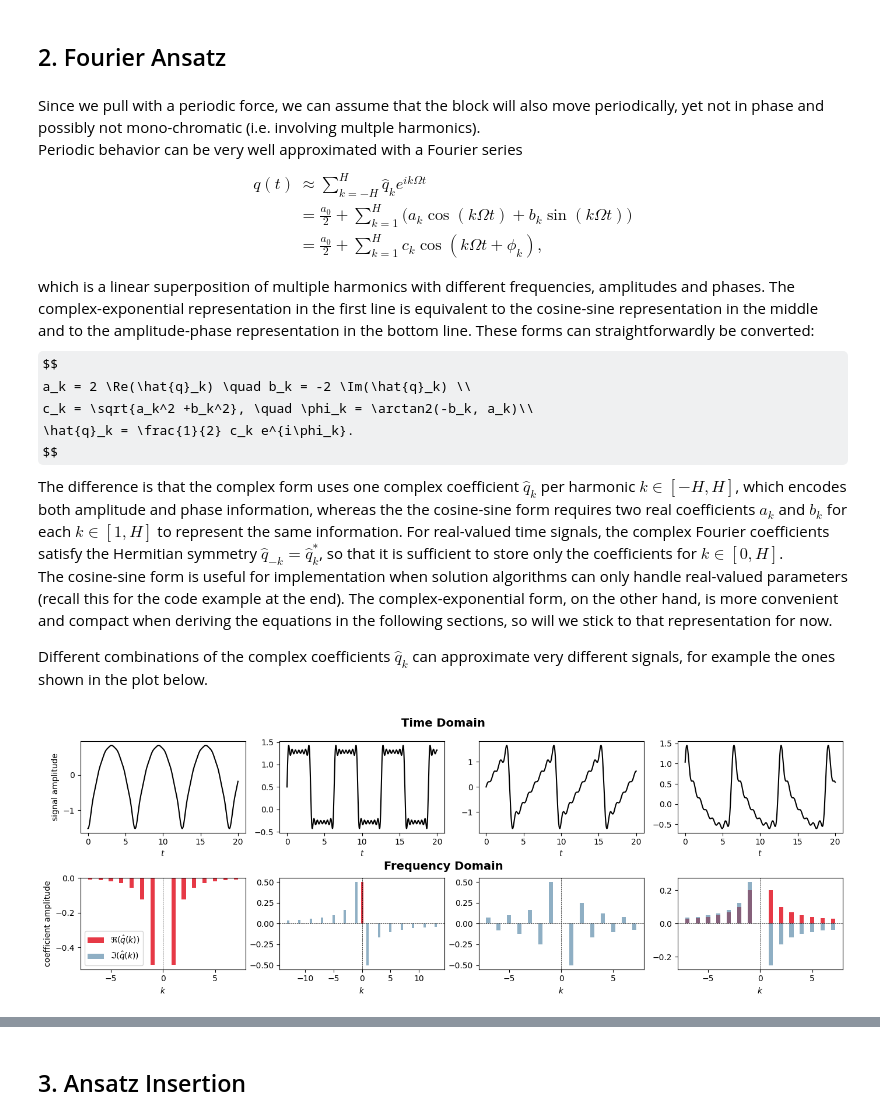
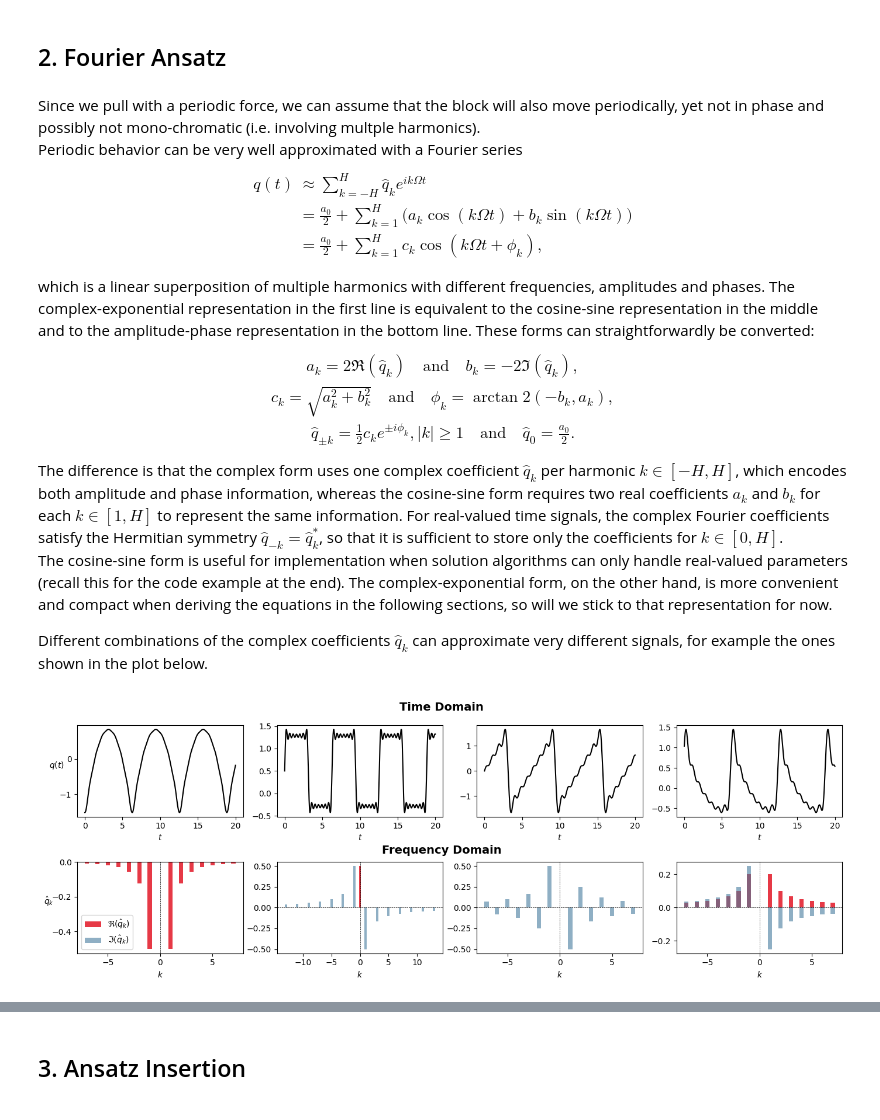
Before and after one commit to MiriamAlina/harmonic-balance-tutorial, a Jupyter notebook: notebooks/HBM_AFT.ipynb, the cells around one changed output, grey strips where cells are left out. Cells and saved outputs as stored; diff of their text form; code cells hidden in the pictures; some formulas as TeX source.

```diff
--- a/notebooks/HBM_AFT.ipynb
+++ b/notebooks/HBM_AFT.ipynb
@@ -39,11 +39,13 @@ $$
 
 which is a linear superposition of multiple harmonics with different frequencies, amplitudes and phases. The complex-exponential representation in the first line is equivalent to the cosine-sine representation in the middle and to the amplitude-phase representation in the bottom line. These forms can straightforwardly be converted:
 $$
-a_k = 2 \Re(\hat{q}_k) \quad b_k = -2 \Im(\hat{q}_k) \\
-c_k = \sqrt{a_k^2 +b_k^2}, \quad \phi_k = \arctan2(-b_k, a_k)\\
-\hat{q}_k = \frac{1}{2} c_k e^{i\phi_k}.
+\begin{gather*}
+a_k = 2 \Re(\hat{q}_k) \quad \text{and} \quad b_k = -2 \Im(\hat{q}_k), \\
+c_k = \sqrt{a_k^2 +b_k^2} \quad \text{and} \quad \phi_k = \arctan2(-b_k, a_k),\\
+\hat{q}_{\pm k} = \frac{1}{2} c_k e^{\pm i\phi_k}, |k|\geq 1 \quad \text{and} \quad \hat{q}_0=\frac{a_0}{2}.
+\end{gather*}
 $$
-The difference is that the complex form uses one complex coefficient $\hat{q}_k$ per harmonic $k \in [-H, H]$, which encodes both amplitude and phase information, whereas the the cosine-sine form requires two real coefficients $a_k$ and $b_k$ for each $k \in [1, H]$ to represent the same information. For real-valued time signals, the complex Fourier coefficients satisfy the Hermitian symmetry $\hat{q}_{-k}=\hat{q}^*_k$, so that it is sufficient to store only the coefficients for $k \in [0,H]$.
+The difference is that the complex form uses one complex coefficient $\hat{q}_k$ per harmonic $k \in [-H, H]$, which encodes both amplitude and phase information, whereas the cosine-sine form requires two real coefficients $a_k$ and $b_k$ for each $k \in [1, H]$ to represent the same information. For real-valued time signals, the complex Fourier coefficients satisfy the Hermitian symmetry $\hat{q}_{-k}=\hat{q}^*_k$, so that it is sufficient to store only the coefficients for $k \in [0,H]$.
 The cosine-sine form is useful for implementation when solution algorithms can only handle real-valued parameters (recall this for the code example at the end). The complex-exponential form, on the other hand, is more convenient and compact when deriving the equations in the following sections, so will we stick to that representation for now.
 
 Different combinations of the complex coefficients $\hat{q}_k$ can approximate very different signals, for example the ones shown in the plot below.
@@ -53,35 +55,35 @@ import matplotlib.pyplot as plt
 
 fig, ax = plt.subplots(2,4,figsize=(14,5))
 x = np.linspace(0, 20, 1000)
 
 f_from_cn = lambda c,x: sum(c[n]*np.exp(1j*n*x) for n in c)
 def plot_cn(ax, c, legend=False):
     ns, vals = zip(*sorted(c.items()))
-    ax.bar(ns, np.real(vals), 0.4, color='#E63946', label=r'$\Re(\hat{q}(k))$')
-    ax.bar(ns, np.imag(vals), 0.4, color='#457B9D', alpha=0.6, label=r'$\Im(\hat{q}(k))$')
+    ax.bar(ns, np.real(vals), 0.4, color='#E63946', label=r'$\Re(\hat{q}_k)$')
+    ax.bar(ns, np.imag(vals), 0.4, color='#457B9D', alpha=0.6, label=r'$\Im(\hat{q}_k)$')
     if legend: ax.legend()
     ax.axhline(0,color='k',lw=0.5,ls='--'); ax.axvline(0,color='k',lw=0.5,ls='--')
 
 c1 = {n:-1/(2*n**2) for n in range(1,8)}
 c1 |= {-n:v for n,v in c1.items()}
-ax[0,0].plot(x, np.real(f_from_cn(c1,x)), 'k'); plot_cn(ax[1,0],c1, legend=True); ax[0,0].set_xlabel(r'$t$'); ax[1,0].set_xlabel(r'$k$'); ax[0,0].set_ylabel('signal amplitude'); ax[1,0].set_ylabel('coefficient amplitude')
+ax[0,0].plot(x, np.real(f_from_cn(c1,x)), 'k'); plot_cn(ax[1,0],c1, legend=True); ax[0,0].set_xlabel(r'$t$'); ax[1,0].set_xlabel(r'$k$'); ax[0,0].set_ylabel(r'$q(t)$', rotation=0); ax[1,0].set_ylabel(r'$\hat{q}_k$', rotation=0)
 
 c2 = {0:0.5} | {n:-1j/(2*n) for n in range(1,14,2)}
 c2 |= {-n:v.conjugate() for n,v in c2.items() if n>0}
 ax[0,1].plot(x, np.real(f_from_cn(c2,x)), 'k'); plot_cn(ax[1,1],c2); ax[0,1].set_xlabel(r'$t$'); ax[1,1].set_xlabel(r'$k$')
 
 c3 = {n:(-1)**(n+1)/(2j*n) for n in range(1,8)}
 c3 |= {-n:-v for n,v in c3.items()}
 ax[0,2].plot(x, np.real(f_from_cn(c3,x)), 'k'); plot_cn(ax[1,2],c3); ax[0,2].set_xlabel(r'$t$'); ax[1,2].set_xlabel(r'$k$')
 
 c4 = {n:1/(5*n)-1j/(4*n) for n in range(1,8)}
 c4 |= {-n:v.conjugate() for n,v in c4.items()}
 ax[0,3].plot(x, np.real(f_from_cn(c4,x)), 'k'); plot_cn(ax[1,3],c4); ax[0,3].set_xlabel(r'$t$'); ax[1,3].set_xlabel(r'$k$')
 
 fig.text(0.5,0.95,'Time Domain',ha='center',fontsize=14,fontweight='bold')
 fig.text(0.5,0.46,'Frequency Domain',ha='center',fontsize=14,fontweight='bold')
 plt.tight_layout(h_pad=2.5); plt.subplots_adjust(top=0.9)
 plt.show()
 # %% [output]
-[figure, old version]
+[figure, new version]
 # %% [markdown]
```
Also changed, not shown: parts of 6 cells of this notebook.
